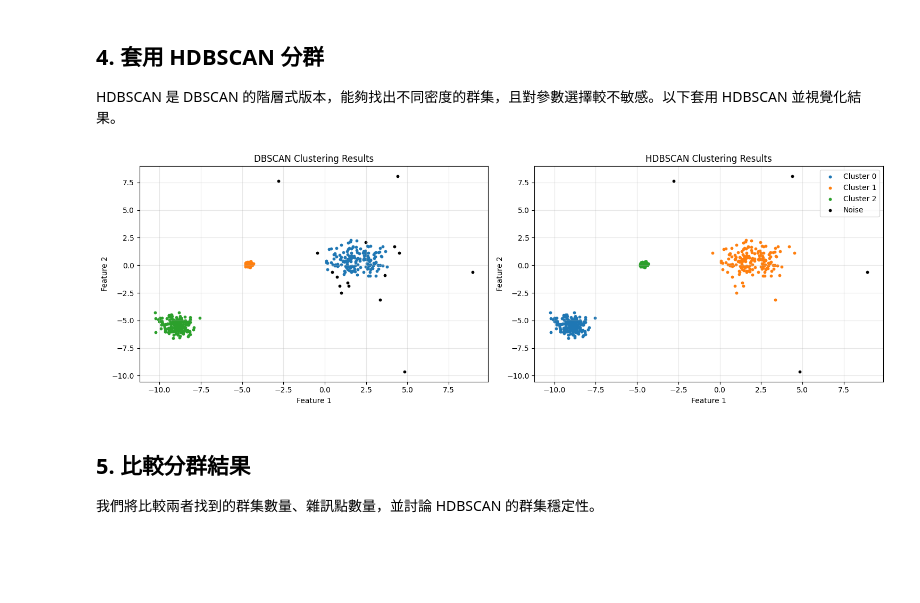
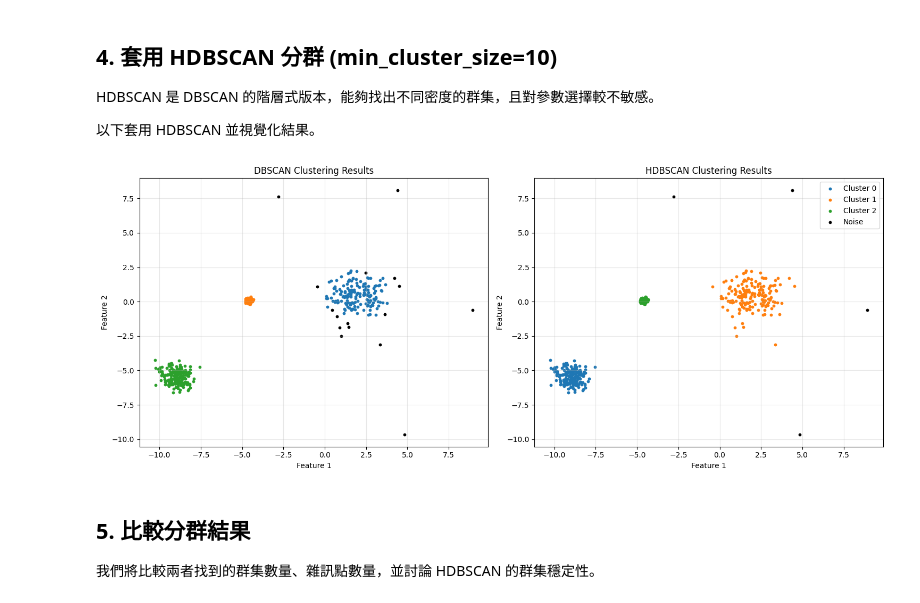
Before and after one commit to jonascheng/anomalyebook, a Jupyter notebook: 02_dbscan-vs-hdbscan.ipynb, the cells around one changed output. Saved outputs shown, nothing was run; the diff lists cells and outputs as text; code cells hidden in the pictures; blank space fills up the shorter version.

```diff
--- a/02_dbscan-vs-hdbscan.ipynb
+++ b/02_dbscan-vs-hdbscan.ipynb
@@ -34,11 +36,12 @@ from sklearn.cluster import DBSCAN
 # 產生合成資料集
 n_samples = 500
 random_state = 170
+
 # Scikit-learn 的 make_blobs 函數可用於產生合成資料集，常用於分群與分類任務。
 X, y_true = make_blobs(
-  n_samples=n_samples,
-  n_features=2,
-  centers=3,
+  n_samples=n_samples, # 定義樣本數量
+  n_features=2,        # 定義特徵數量
+  centers=3,           # 定義群集數量
   # cluster_std 定義群集的標準差，影響群集的分布與重疊程度。
   cluster_std=[0.5, 0.1, 0.9],
   random_state=random_state
@@ -47,10 +50,20 @@ X, y_true = make_blobs(
 # 加入隨機雜訊
 rng = np.random.RandomState(random_state)
 # 模擬 10 筆新的 2D 離群點作為雜訊。
-X = np.concatenate([X, rng.uniform(low=-10, high=10, size=(10, 2))], axis=0)
+X = np.concatenate(
+  [
+    X,
+    rng.uniform(
+      low=-10,
+      high=10,
+      size=(10, 2)     # 產生 10 筆 2D 離群點
+    )
+  ],
+  axis=0
+)
 
 # 視覺化資料
-plt.figure(figsize=(8, 6))
+plt.figure(figsize=(10, 6))
 plt.scatter(X[:, 0], X[:, 1], s=10, color='gray')
 plt.title('Synthetic Dataset with Clusters and Noise')
 plt.xlabel('Feature 1')
@@ -92,47 +119,64 @@ plt.show()
 # %% [markdown]
-## 4. 套用 HDBSCAN 分群
+## 4. 套用 HDBSCAN 分群 (min_cluster_size=10)
 
-HDBSCAN 是 DBSCAN 的階層式版本，能夠找出不同密度的群集，且對參數選擇較不敏感。以下套用 HDBSCAN 並視覺化結果。
+HDBSCAN 是 DBSCAN 的階層式版本，能夠找出不同密度的群集，且對參數選擇較不敏感。
+
+以下套用 HDBSCAN 並視覺化結果。
 # %%
 # 視覺化 DBSCAN 和 HDBSCAN 結果比較
-plt.figure(figsize=(15, 5))
-plt.subplot(1, 2, 1)
+plt.figure(figsize=(15, 6))
+plt.subplot(1, 2, 1) # 1-row × 2-column subplot grid
 
+# 與前面相同的 DBSCAN 視覺化程式碼
 for k, col in zip(unique_labels, colors):
     if k == -1:
         # 雜訊
         col = 'black'
     class_member_mask = (dbscan_labels == k)
-    plt.scatter(X[class_member_mask, 0], X[class_member_mask, 1], s=10, color=col, label=f'Cluster {k}' if k != -1 else 'Noise')
+    plt.scatter(
+        X[class_member_mask, 0],
+        X[class_member_mask, 1],
+        s=10, # point size
+        color=col,
+        label=f'Cluster {k}' if k != -1 else 'Noise'
+    )
+
 plt.title('DBSCAN Clustering Results')
 plt.xlabel('Feature 1')
 plt.ylabel('Feature 2')
 plt.grid(True, alpha=0.3)
 
 # 套用 HDBSCAN
 # min_cluster_size：群集的最小大小
 hdbscan_clusterer = hdbscan.HDBSCAN(min_cluster_size=10)
 hdbscan_labels = hdbscan_clusterer.fit_predict(X)
 
 # 視覺化 HDBSCAN 結果
 plt.subplot(1, 2, 2)
 unique_labels = set(hdbscan_labels)
 colors = [plt.cm.tab10(i) for i in range(len(unique_labels))]
 for k, col in zip(unique_labels, colors):
     if k == -1:
         col = 'black'
     class_member_mask = (hdbscan_labels == k)
-    plt.scatter(X[class_member_mask, 0], X[class_member_mask, 1], s=10, color=col, label=f'Cluster {k}' if k != -1 else 'Noise')
+    plt.scatter(
+        X[class_member_mask, 0],
+        X[class_member_mask, 1],
+        s=10, # point size
+        color=col,
+        label=f'Cluster {k}' if k != -1 else 'Noise'
+    )
+
 plt.title('HDBSCAN Clustering Results')
 plt.xlabel('Feature 1')
 plt.ylabel('Feature 2')
 plt.legend()
 plt.grid(True, alpha=0.3)
 
 plt.tight_layout()
 plt.show()
 # %% [output]
-[figure, old version]
+[figure, new version]
 # %% [markdown]
 ## 5. 比較分群結果
 
```
Also changed, not shown: parts of 14 cells of this notebook, 1 other file.
